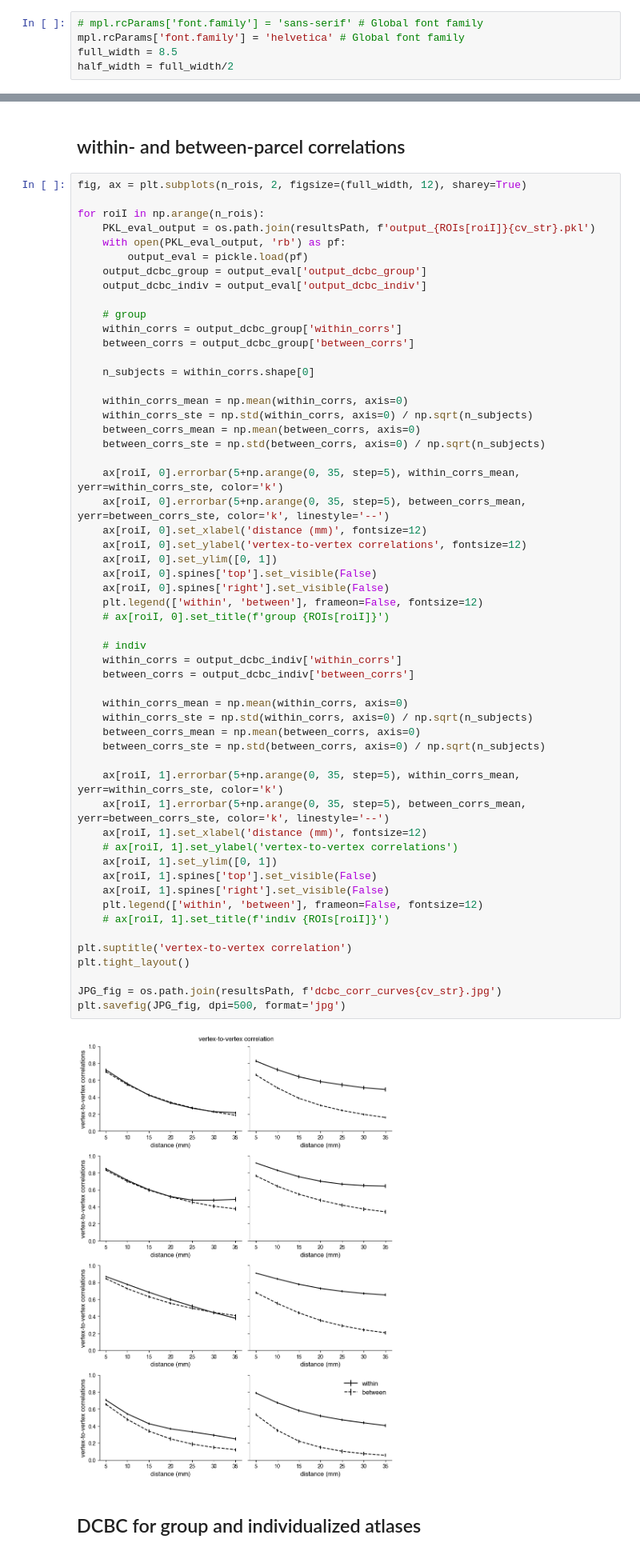
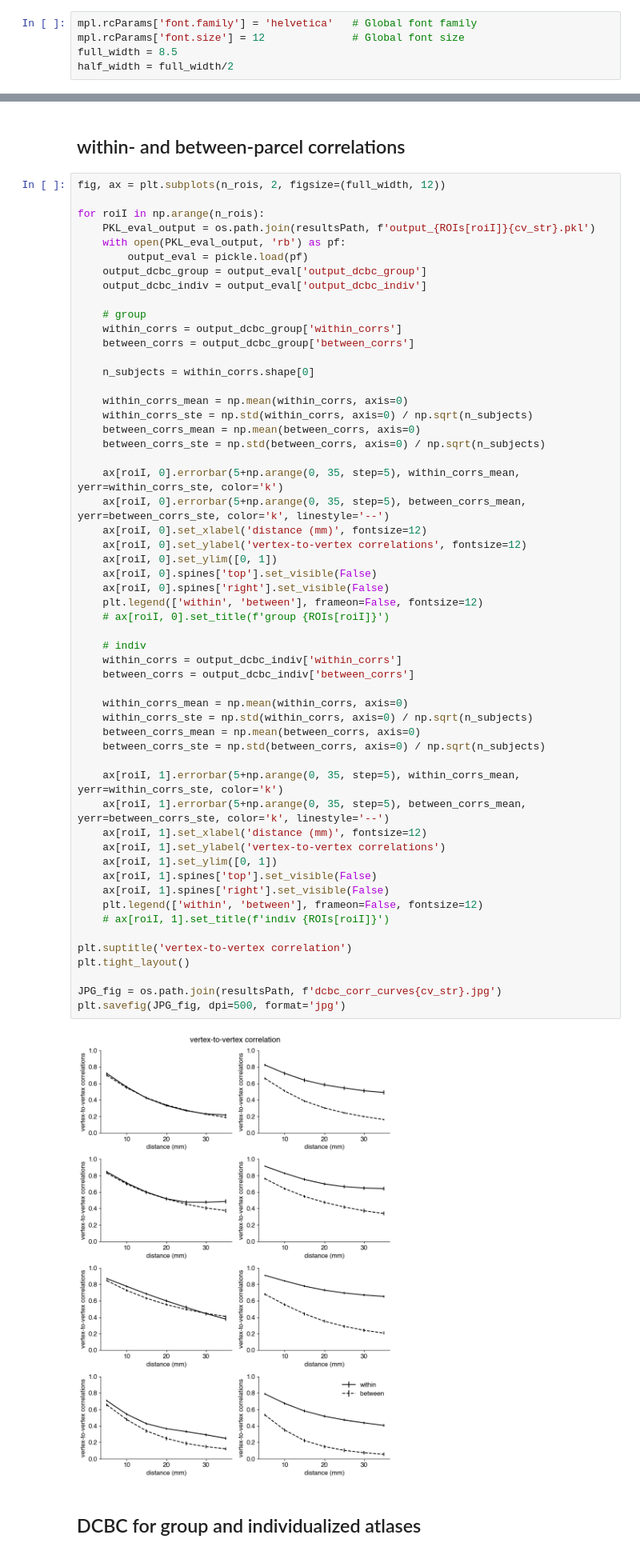
Before and after one commit to jkderrick028/PFC_parcellation, a Jupyter notebook: code/2_evaluating_group_and _individualized_parcellations.ipynb, the cells around one changed output, grey strips where cells are left out. Shown at 80% size. Saved outputs shown, nothing was run; the diff lists cells and outputs as text.

```diff
--- a/code/2_evaluating_group_and _individualized_parcellations.ipynb
+++ b/code/2_evaluating_group_and _individualized_parcellations.ipynb
@@ -7,8 +7,8 @@ from scipy.stats import ttest_ind, ttest_1samp
 from evaluations import *
 import seaborn as sns
 # %%
-# mpl.rcParams['font.family'] = 'sans-serif' # Global font family
-mpl.rcParams['font.family'] = 'helvetica' # Global font family
+mpl.rcParams['font.family'] = 'helvetica'   # Global font family
+mpl.rcParams['font.size'] = 12              # Global font size
 full_width = 8.5
 half_width = full_width/2
 # %%
@@ -85,7 +85,7 @@ plt.savefig(JPG_fig, dpi=500, format='jpg')
 # %% [markdown]
 ## within- and between-parcel correlations
 # %%
-fig, ax = plt.subplots(n_rois, 2, figsize=(full_width, 12), sharey=True)
+fig, ax = plt.subplots(n_rois, 2, figsize=(full_width, 12))
 
 for roiI in np.arange(n_rois):
     PKL_eval_output = os.path.join(resultsPath, f'output_{ROIs[roiI]}{cv_str}.pkl')
@@ -112,35 +112,35 @@ for roiI in np.arange(n_rois):
     ax[roiI, 0].set_ylim([0, 1])
     ax[roiI, 0].spines['top'].set_visible(False)
     ax[roiI, 0].spines['right'].set_visible(False)
     plt.legend(['within', 'between'], frameon=False, fontsize=12)
     # ax[roiI, 0].set_title(f'group {ROIs[roiI]}')
 
     # indiv
     within_corrs = output_dcbc_indiv['within_corrs']
     between_corrs = output_dcbc_indiv['between_corrs']
 
     within_corrs_mean = np.mean(within_corrs, axis=0)
     within_corrs_ste = np.std(within_corrs, axis=0) / np.sqrt(n_subjects)
     between_corrs_mean = np.mean(between_corrs, axis=0)
     between_corrs_ste = np.std(between_corrs, axis=0) / np.sqrt(n_subjects)
 
     ax[roiI, 1].errorbar(5+np.arange(0, 35, step=5), within_corrs_mean, yerr=within_corrs_ste, color='k')
     ax[roiI, 1].errorbar(5+np.arange(0, 35, step=5), between_corrs_mean, yerr=between_corrs_ste, color='k', linestyle='--')
     ax[roiI, 1].set_xlabel('distance (mm)', fontsize=12)
-    # ax[roiI, 1].set_ylabel('vertex-to-vertex correlations')
+    ax[roiI, 1].set_ylabel('vertex-to-vertex correlations')
     ax[roiI, 1].set_ylim([0, 1])
     ax[roiI, 1].spines['top'].set_visible(False)
     ax[roiI, 1].spines['right'].set_visible(False)
     plt.legend(['within', 'between'], frameon=False, fontsize=12)
     # ax[roiI, 1].set_title(f'indiv {ROIs[roiI]}')
 
 plt.suptitle('vertex-to-vertex correlation')
 plt.tight_layout()
 
 JPG_fig = os.path.join(resultsPath, f'dcbc_corr_curves{cv_str}.jpg')
 plt.savefig(JPG_fig, dpi=500, format='jpg')
 # %% [output]
-[figure, old version]
+[figure, new version]
 # %% [markdown]
 ## DCBC for group and individualized atlases
 # %%
```
Also changed, not shown: parts of 4 cells of this notebook, 6 other files.
